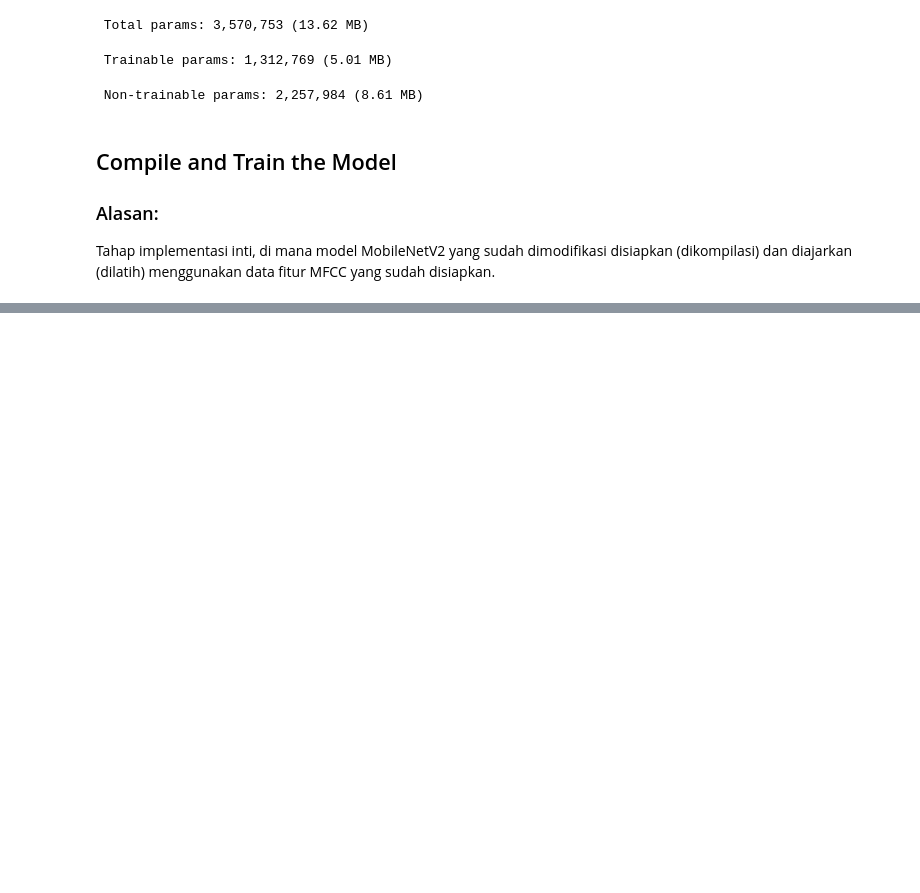
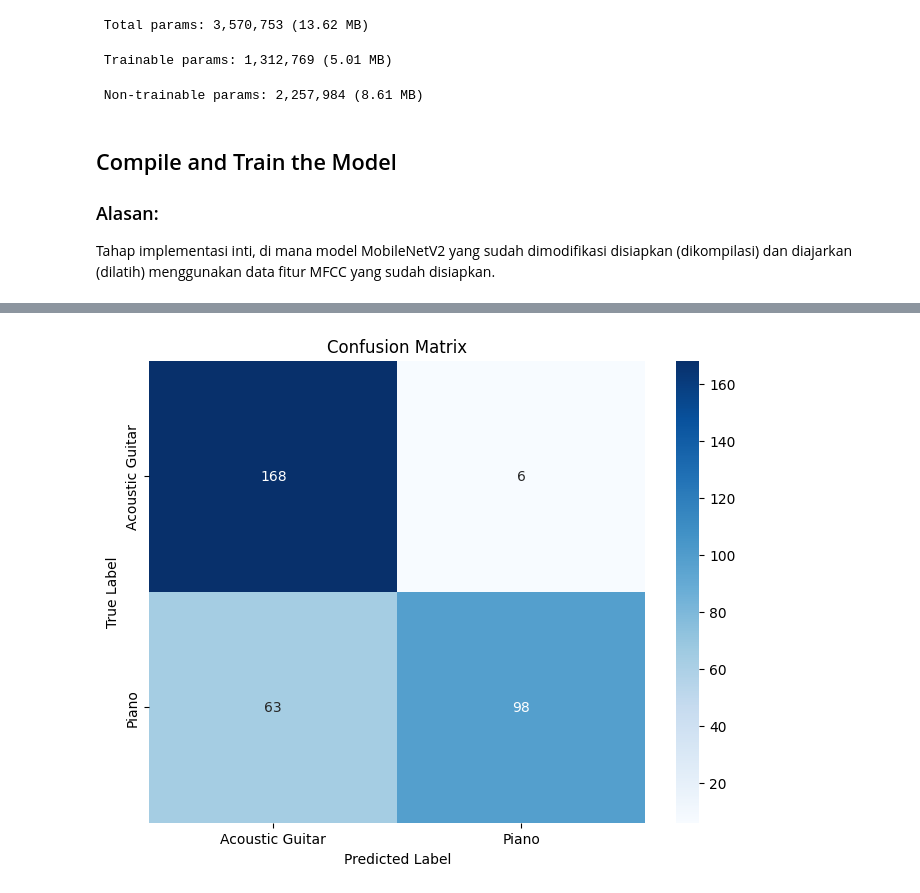
Before and after one commit to bondantiurmahendra/identify-musical-instrument-sounds, a Jupyter notebook: notebook.ipynb, the cells around one changed output, grey strips where cells are left out. Drawn from its saved outputs; the diff is of its cells as text; code cells hidden in the pictures; blank space fills up the shorter version.

Commit message:
Evaluation Model

```diff
--- a/notebook.ipynb
+++ b/notebook.ipynb
@@ -293,0 +327,19 @@ Test Accuracy: 0.8746
+# %%
+# Get predictions on the test set
+y_pred_probabilities = model.predict(X_test_processed)
+y_pred_encoded = (y_pred_probabilities > 0.5).astype(int)
+
+# Generate the confusion matrix
+cm = confusion_matrix(y_test_encoded, y_pred_encoded)
+
+# Get class names from LabelEncoder
+class_names = le.classes_
+
+# Plot the confusion matrix
+plt.figure(figsize=(8, 6))
+sns.heatmap(cm, annot=True, fmt='d', cmap='Blues', xticklabels=class_names, yticklabels=class_names)
+plt.xlabel('Predicted Label')
+plt.ylabel('True Label')
+plt.title('Confusion Matrix')
+plt.show()
+# %% [output]
@@ -293,0 +347 @@ Test Accuracy: 0.8746
+[figure, added]
```
Also changed, not shown: parts of 5 cells of this notebook.
